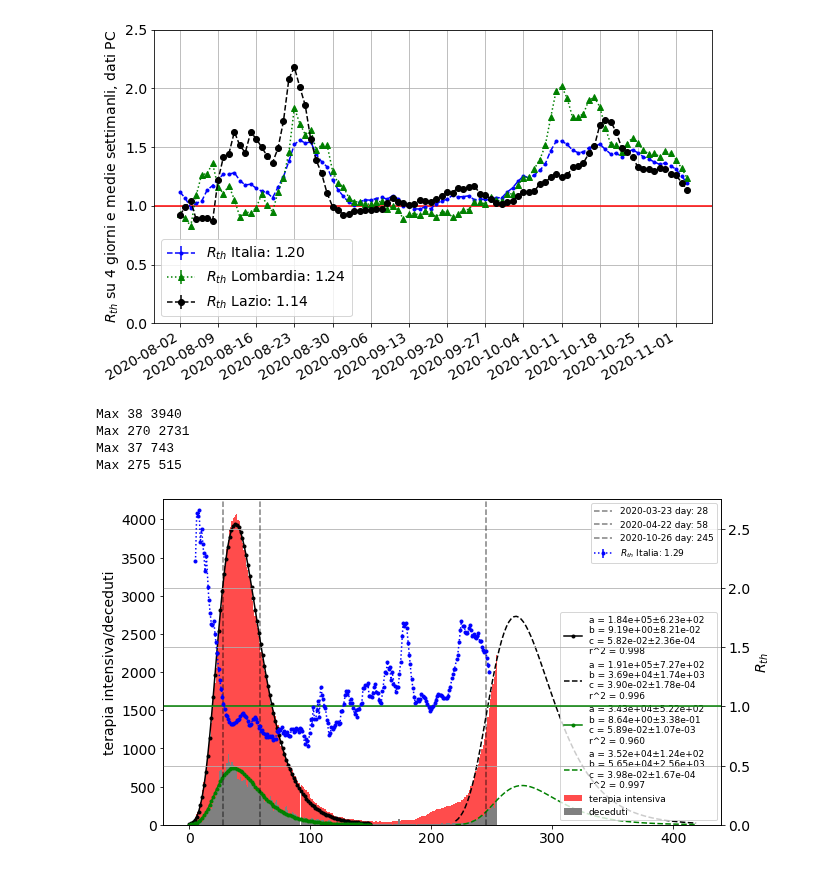
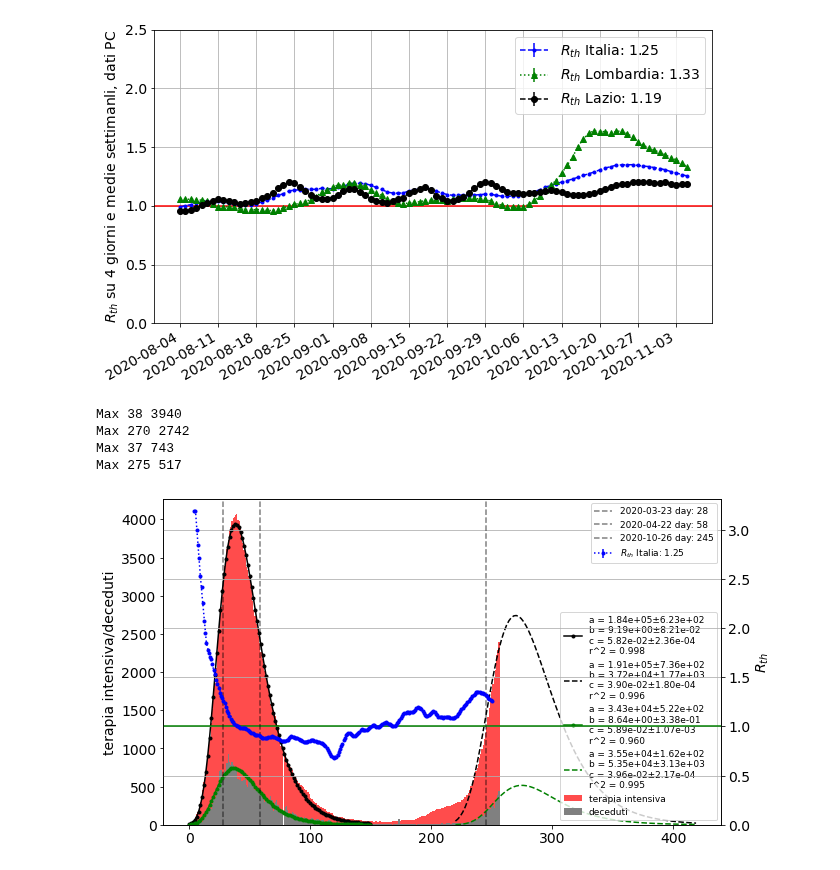
Before and after one commit to gmazzitelli/studenti, a Jupyter notebook: R_th.ipynb, the cells around one changed output. Cells and saved outputs as stored; diff of their text form; code cells hidden in the pictures.

```diff
--- a/R_th.ipynb
+++ b/R_th.ipynb
@@ -87,47 +108,36 @@ aggiornamento al 2020-11-03
 # %%
 fig, ax = plt.subplots(figsize=(10,6))
-Lombardia = dr.loc[(dr['denominazione_regione'] == 'Lombardia')].sort_values(by="data").copy()
-Lazio = dr.loc[(dr['denominazione_regione'] == 'Lazio')].sort_values(by="data").copy()
 
-def Rth(data, N=7, d=4):
-  # https://www.facebook.com/DatiAnalisiCoronavirus/posts/142436764043174?__tn__=K-R
-  N=7
-  y = np.convolve(data, np.ones((N,))/N, mode='valid')
-  x = np.linspace(0, len(y), len(y))
-  d=4
-  return x[d:] , y[d:]/y[:-d]
+what = 'nuovi_positivi'
+what = 'ricoverati_con_sintomi' # faq ISS https://www.iss.it/primo-piano/-/asset_publisher/o4oGR9qmvUz9/content/faq-sul-calcolo-del-rt
+data = df[what]
 
-
-#fig.autofmt_xdate()
-#x.fmt_xdata = mdates.DateFormatter('%Y-%m-%d')
-
-data = df['nuovi_positivi']
 xd , y = Rth(data)
 
 cut = len(df)-100
 x = np.array(df.iloc[cut+6:,0])
 for i in range(len(x)):
   x[i]=x[i][0:10]
 ax.errorbar(x , y[xd>cut], yerr=0, fmt='b.--', label='$R_{th}$'+' Italia: {0:.2f}'.format(y[-1]))
-data = Lombardia['nuovi_positivi']
+data = Lombardia[what]
 xd , y = Rth(data)
 ax.errorbar(x, y[xd>cut], yerr=0, fmt='g^:', label='$R_{th}$'+' Lombardia: {0:.2f}'.format(y[-1]))
-data = Lazio['nuovi_positivi']
+data = Lazio[what]
 xd , y = Rth(data)
 ax.errorbar(x , y[xd>cut], yerr=0, fmt='ko--', label='$R_{th}$'+' Lazio: {0:.2f}'.format(y[-1]))
 
 ax.axhline(1, color='red')
 #ax.set_xlabel('giorni', horizontalalignment = 'left', x=0.8)
 ax.set_ylabel(r'$R_{th}$ su 4 giorni e medie settimanli, dati PC')
 ax.xaxis.set_major_locator(MultipleLocator(7))
 
 ax.set_ylim(0,2.5)
 fig.autofmt_xdate()
 ax.legend()
 ax.grid()
 plt.show()
 # %% [output]
-[figure, old version]
+[figure, new version]
 # %%
 fig, ax = plt.subplots(figsize=(10,6))
 x = np.linspace(0, len(df['data']), len(df['data']))
@@ -189,19 +199,21 @@ ax.set_ylim(bottom=0)
 ax.legend(loc=4, prop={'size': 9})
 ax = ax.twinx()
 
-data = df['nuovi_positivi']
-N=7
-y = np.convolve(data, np.ones((N,))/N, mode='valid')
-x = np.linspace(0, len(y), len(y))
-d=5
+# ricoverati_con_sintomi
+# nuovi_positivi
+data = df['ricoverati_con_sintomi']
+# N=7
+# y = np.convolve(data, np.ones((N,))/N, mode='valid')
+# x = np.linspace(0, len(y), len(y))
+# d=5
 
-y_past = y[:-d]
-x_ = x[d:]
-Rth = y[d:]/y_past
+# y_past = y[:-d]
+# x_ = x[d:]
+# Rth = y[d:]/y_past
 
+x_ , y_ = Rth(data)
 
-# ax.errorbar(x, y, yerr=0, fmt='k.:', label='running avarege')
-ax.errorbar(x_, Rth, yerr=0, fmt='b.:', label='$R_{th}$'+' Italia: {0:.2f}'.format(Rth[-1]))
+ax.errorbar(x_, y_, yerr=0, fmt='b.:', label='$R_{th}$'+' Italia: {0:.2f}'.format(y_[-1]))
 ax.axhline(1, color='green')
 ax.set_xlabel('giorni', horizontalalignment = 'left', x=0.8)
 ax.set_ylabel(r'$R_{th}$')
@@ -218,10 +230,10 @@ ax.grid()
 plt.show()
 # %% [output]
 Max 38 3940
-Max 270 2731
+Max 270 2742
 Max 37 743
-Max 275 515
+Max 275 517
-[figure, old version]
+[figure, new version]
 # %%
 fig, ax = plt.subplots(figsize=(10,6))
 x = np.linspace(0, len(df['data']), len(df['data']))
```
Also changed, not shown: parts of 8 cells of this notebook.
